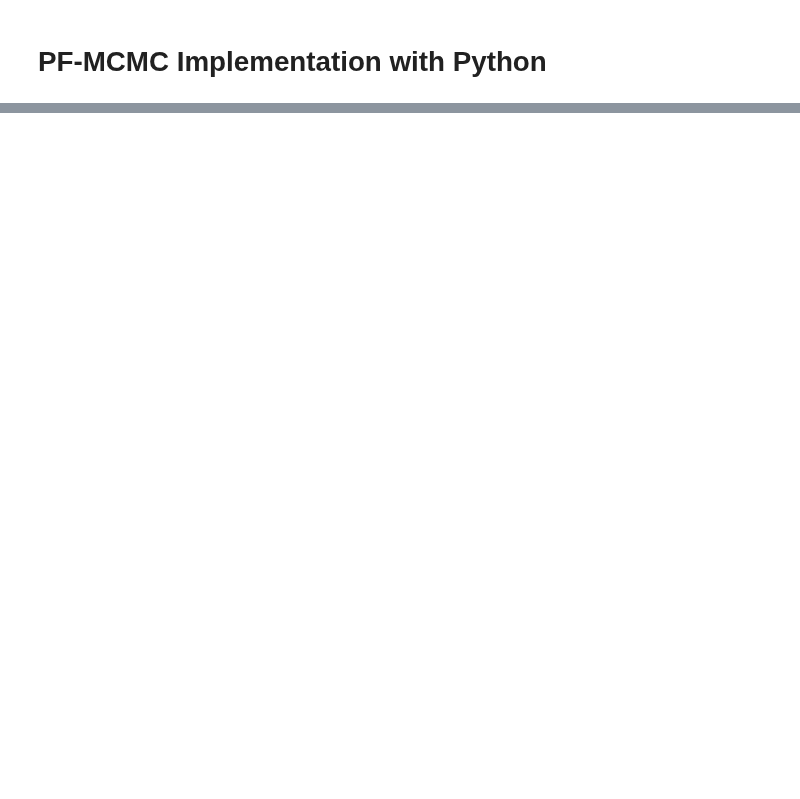
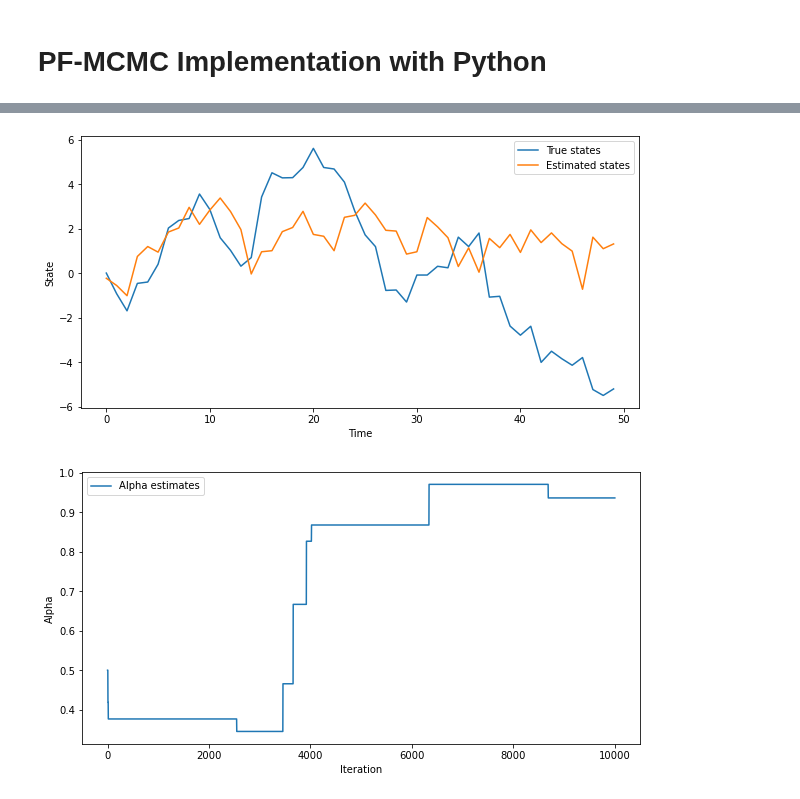
Before and after one commit to rosastreg/Undergrad_AM_Thesis, a Jupyter notebook: PFMCMC.ipynb, the cells around one changed output, grey strips where cells are left out. Cells and saved outputs as stored; diff of their text form; code cells hidden in the pictures; blank space fills up the shorter version.

```diff
--- a/PFMCMC.ipynb
+++ b/PFMCMC.ipynb
@@ -90,0 +177,38 @@ plt.show()
+# %%
+# Generate observations
+true_states = [0]
+observations = [g(true_states[0], sigma_w)]
+
+for _ in range(1, T):
+    true_states.append(f(true_states[-1], alpha, sigma_v))
+    observations.append(g(true_states[-1], sigma_w))
+
+observations = np.array(observations)
+
+# Estimate the trajectory
+state_estimates = particle_filter(observations, num_particles, alpha, sigma_v, sigma_w)
+
+# Estimate alpha using MCMC
+initial_alpha = 0.5
+alphas = mcmc(observations, initial_alpha, num_particles, sigma_v, sigma_w)
+
+# Plot results
+import matplotlib.pyplot as plt
+
+plt.figure(figsize=(10, 5))
+plt.plot(true_states, label='True states')
+plt.plot(state_estimates, label='Estimated states')
+plt.xlabel('Time')
+plt.ylabel('State')
+plt.legend()
+plt.show()
+
+plt.figure(figsize=(10, 5))
+plt.plot(alphas, label='Alpha estimates')
+plt.xlabel('Iteration')
+plt.ylabel('Alpha')
+plt.legend()
+plt.show()
+# %% [output]
+[figure, added]
+[figure, added]
```
Also changed, not shown: parts of 18 cells of this notebook, 20 other files.
